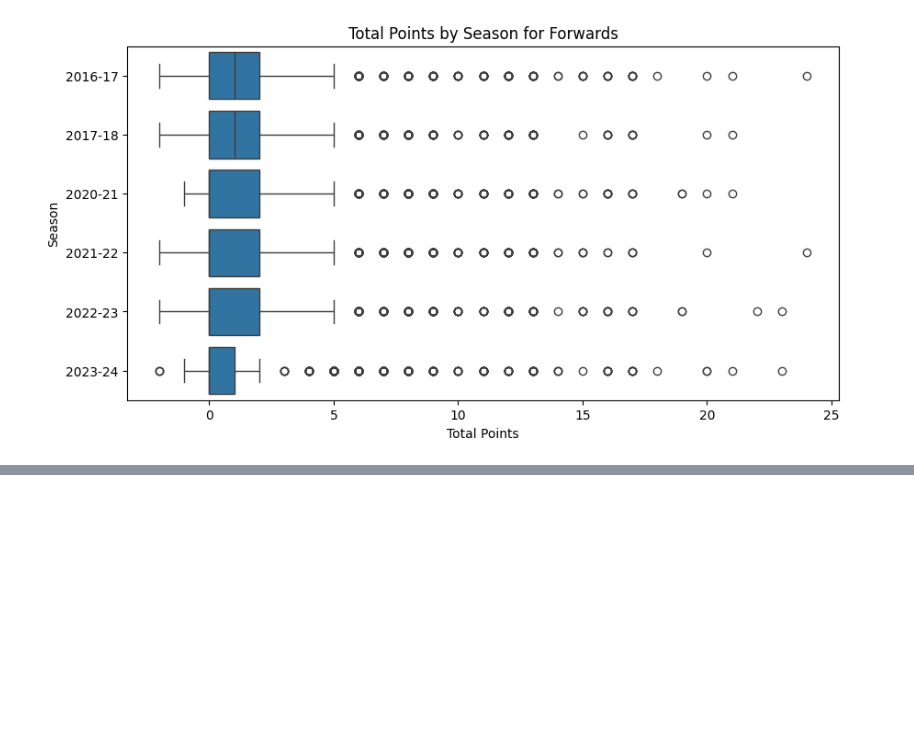
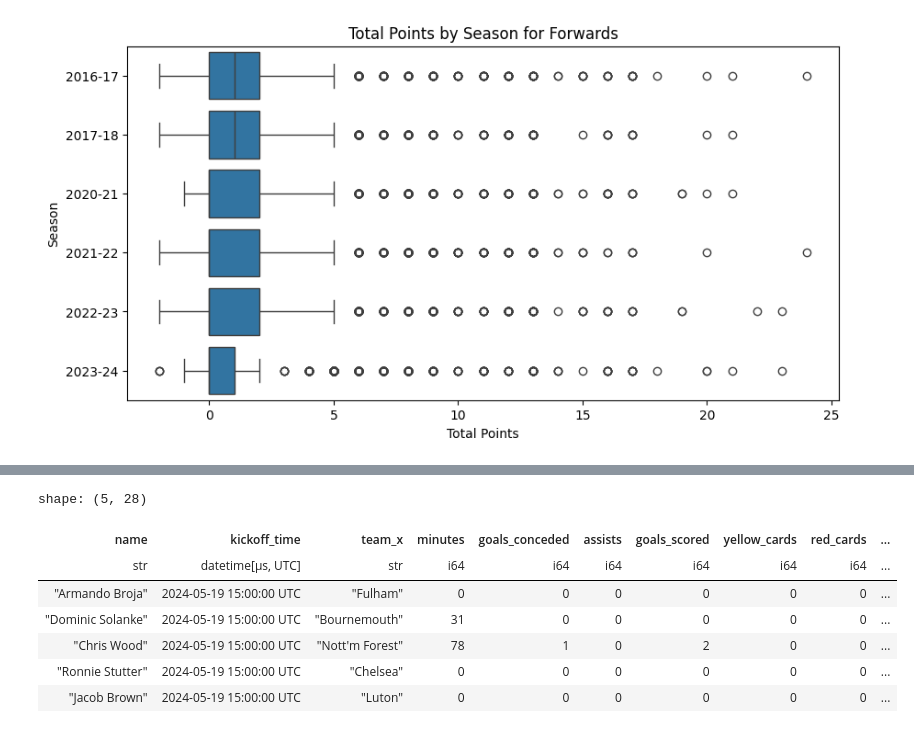
Before and after one commit to jme-taylor/fantasy_football, a Jupyter notebook: notebooks/250721_forward_model_first_attempt.ipynb, the cells around one changed output, grey strips where cells are left out. Saved outputs shown, nothing was run; the diff lists cells and outputs as text; code cells hidden in the pictures; blank space fills up the shorter version.

Commit message:
data extraction changes

```diff
--- a/notebooks/250721_forward_model_first_attempt.ipynb
+++ b/notebooks/250721_forward_model_first_attempt.ipynb
@@ -79,0 +82,21 @@ plt.show()
+# %%
+test = fwd_data.select(["name", "kickoff_time", "team_x", "minutes", "goals_conceded", "assists", "goals_scored", "yellow_cards", "red_cards", "opp_team_name", "total_points"])
+test = merge_team_conceded(test)
+test = merge_player_conceded(test)
+test = merge_player_goals_scored(test)
+test = merge_player_assists(test)
+test = merge_player_yellow_cards(test)
+test = merge_player_red_cards(test)
+test = get_player_rolling_minutes(test)
+test = merge_team_scored(test, by_left="opp_team_name")
+test = test.rename({"team_scored_rolling_5": "opponent_team_scored_rolling_5"})
+test.tail()
+# %% [output]
+shape: (5, 28)
+| name | kickoff_time | team_x | minutes | goals_conceded | assists | goals_scored | yellow_cards | red_cards | ... |
+| str | datetime[μs, UTC] | str | i64 | i64 | i64 | i64 | i64 | i64 | ... |
+| "Armando Broja" | 2024-05-19 15:00:00 UTC | "Fulham" | 0 | 0 | 0 | 0 | 0 | 0 | ... |
+| "Dominic Solanke" | 2024-05-19 15:00:00 UTC | "Bournemouth" | 31 | 0 | 0 | 0 | 0 | 0 | ... |
+| "Chris Wood" | 2024-05-19 15:00:00 UTC | "Nott'm Forest" | 78 | 1 | 0 | 2 | 0 | 0 | ... |
+| "Ronnie Stutter" | 2024-05-19 15:00:00 UTC | "Chelsea" | 0 | 0 | 0 | 0 | 0 | 0 | ... |
+| "Jacob Brown" | 2024-05-19 15:00:00 UTC | "Luton" | 0 | 0 | 0 | 0 | 0 | 0 | ... |
```
Also changed, not shown: parts of 3 cells of this notebook, 4 other files.
